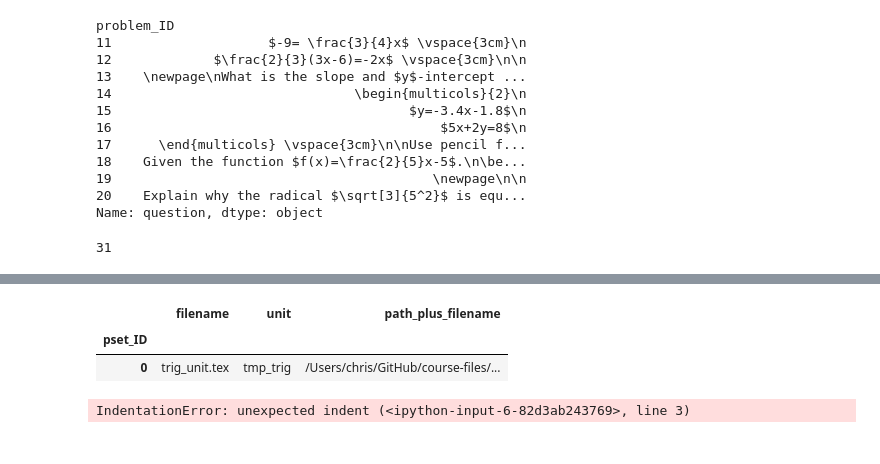
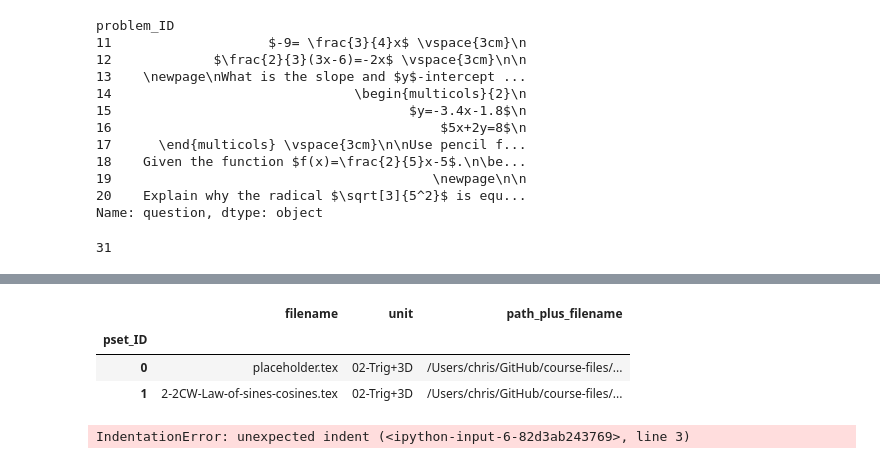
Before and after one commit to chrishuson/mathai, a Jupyter notebook: src/ibmath.ipynb, the cells around one changed output, grey strips where cells are left out. Drawn from its saved outputs; the diff is of its cells as text; code cells hidden in the pictures.

Commit message:
backup trig_pset_df

```diff
--- a/src/ibmath.ipynb
+++ b/src/ibmath.ipynb
@@ -194,0 +193,11 @@ trig_pset_df
+# %%
+problem_set_ID = 1
+title = ('2.2 Applications of the laws of sines and cosines', 'p_IDs: 36-66', 'IB Math / 02-Trig+3D / 2-2CW-Law-of-sines-cosines.tex')
+trig_pset_df.loc[problem_set_ID, 'title'] = (title)
+
+path_plus_filename='/Users/chris/GitHub/course-files/IB2021/02-Trig+3D/2-2CW_Laws-of-sines-cosines.tex'
+trig_pset_df.loc[problem_set_ID, 'path_plus_filename'] = path_plus_filename
+
+trig_pset_df.loc[problem_set_ID, 'unit'] = '02-Trig+3D'
+trig_pset_df.loc[problem_set_ID, 'filename'] = '2-2CW-Law-of-sines-cosines.tex'
+trig_pset_df
@@ -195,7 +209,10 @@ trig_pset_df
+# %%
+trig_pset_df.loc[problem_set_ID, 'problem_IDs'] = [39, 40, 43, 44, 36, 47]
 # %%
-build_pset_df_tex(trig_pset_df, problem_df, course_dir='/Users/chris/GitHub/course-files/IB2021/')
+build_pset_df_tex(trig_pset_df, problem_df) #, course_dir='/Users/chris/GitHub/course-files/IB2021/')
 # %% [output]
 |  | filename | unit | path_plus_filename |
 | pset_ID |  |  |  |
-| 0 | trig_unit.tex | tmp_trig | /Users/chris/GitHub/course-files/... |
+| 0 | placeholder.tex | 02-Trig+3D | /Users/chris/GitHub/course-files/... |
+| 1 | 2-2CW-Law-of-sines-cosines.tex | 02-Trig+3D | /Users/chris/GitHub/course-files/... |
 # %%
```
Also changed, not shown: parts of 7 cells of this notebook, 2 other files.
